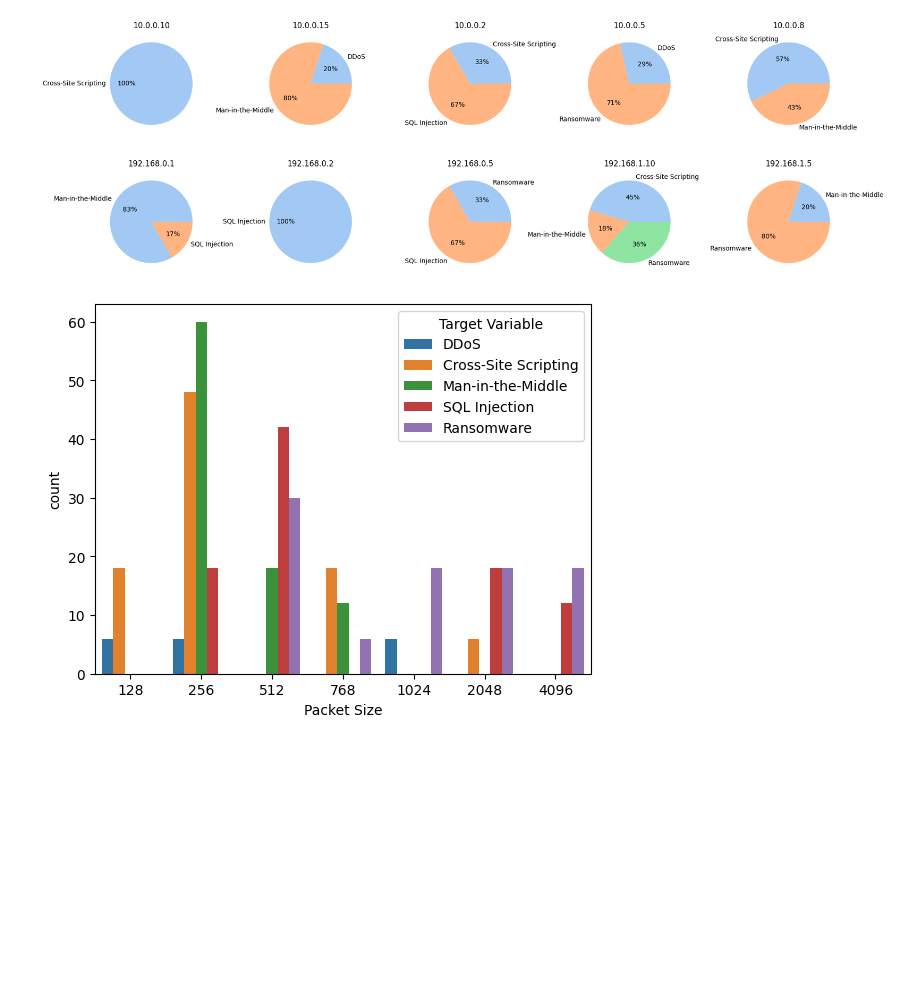
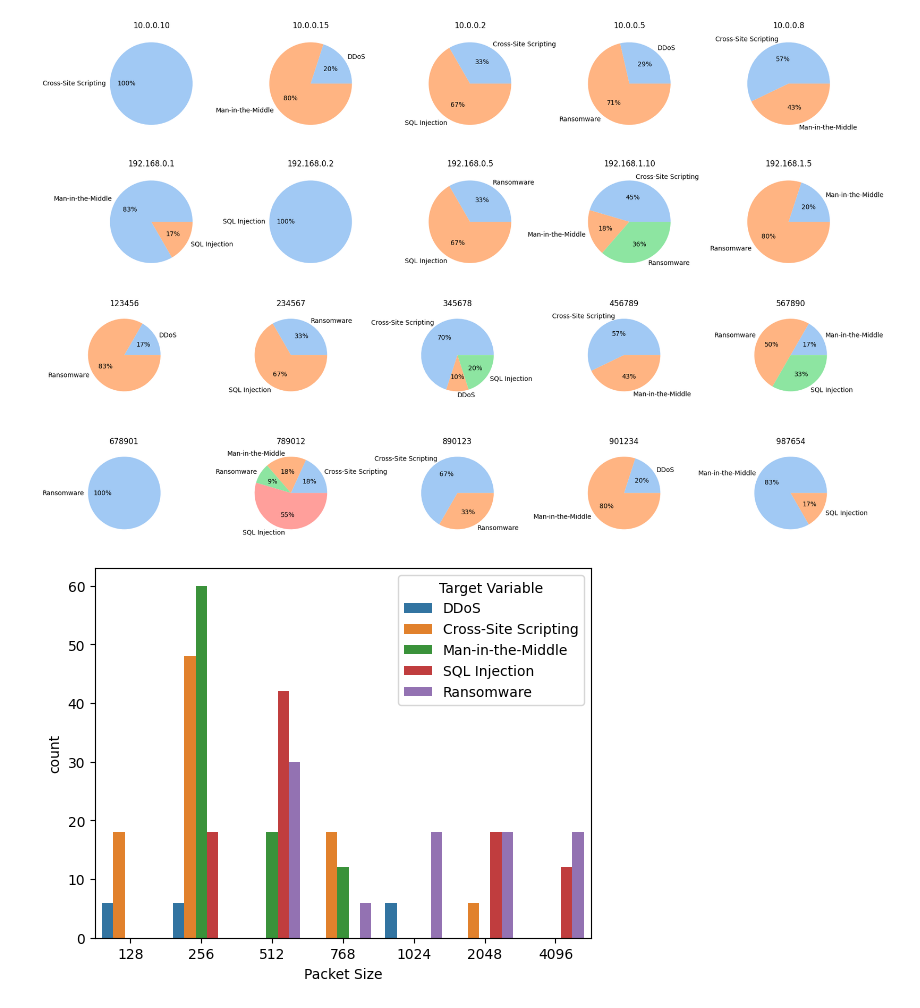
Before and after one commit to relmarrakchy/Cyber-Threat-Detection, a Jupyter notebook: Cyber_threat_detection_app.ipynb, the cells around one changed output. Saved outputs shown, nothing was run; the diff lists cells and outputs as text; code cells hidden in the pictures; blank space fills up the shorter version.

```diff
--- a/Cyber_threat_detection_app.ipynb
+++ b/Cyber_threat_detection_app.ipynb
@@ -191,6 +192,11 @@ data = make_pie_data(dataset, "Source IP Address", "Target Variable")
 draw_pie_plot_ports(data)
 # %% [output]
 [figure]
+# %%
+data = make_pie_data(dataset, "Sender ID", "Target Variable")
+draw_pie_plot_ports(data)
+# %% [output]
+[figure, added]
 # %%
 sns.countplot(data=dataset, x="Packet Size", hue="Target Variable")
 plt.show()
```
Also changed, not shown: parts of 17 cells of this notebook.
